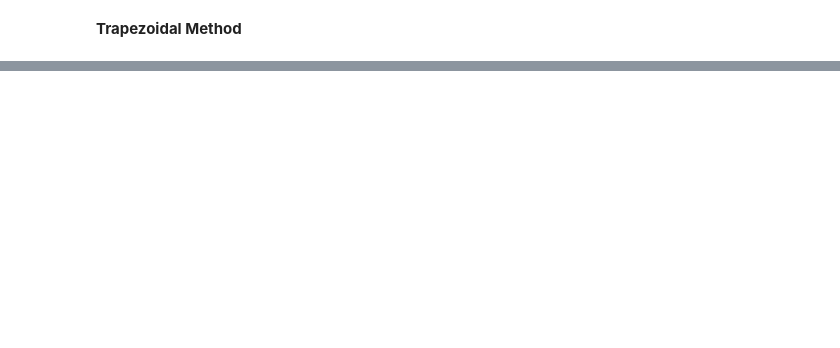
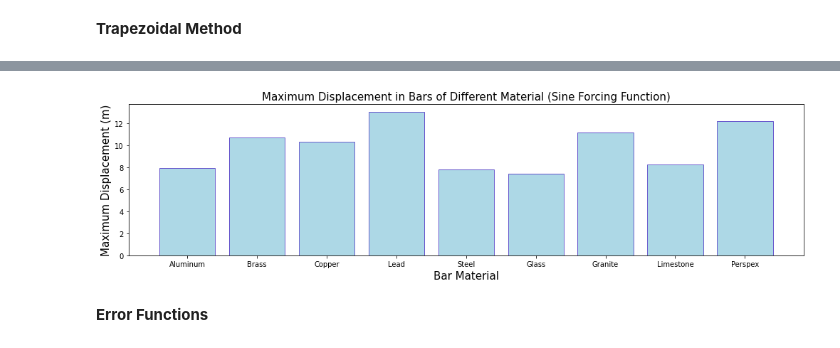
Before and after one commit to minwin0630/ae370-group-project-2, a Jupyter notebook: Project 2 Group.ipynb, the cells around one changed output, grey strips where cells are left out. Cells and saved outputs as stored; diff of their text form; code cells hidden in the pictures; blank space fills up the shorter version.

```diff
--- a/Project 2 Group.ipynb
+++ b/Project 2 Group.ipynb
@@ -147,0 +473,30 @@ def trapIVP(E, rho, dt, n):
+# %%
+umax1 = np.max(U3) # Aluminum Alloy
+umax2 = np.max(trapIVP(95, 8300, dt, n)[0]) # Brass
+umax3 = np.max(trapIVP(114, 8500, dt, n)[0]) # Copper
+umax4 = np.max(trapIVP(17.5, 11300, dt, n)[0]) # Lead
+umax5 = np.max(trapIVP(210, 7800, dt, n)[0]) # Steel
+umax6 = np.max(trapIVP(55, 1870, dt, n)[0]) # Glass
+umax7 = np.max(trapIVP(26, 2700, dt, n)[0]) # Granite
+umax8 = np.max(trapIVP(63, 2600, dt, n)[0]) # Limestone
+umax9 = np.max(trapIVP(2.5, 490, dt, n)[0]) # Perspex
+
+umax11 = np.max(U1) # Aluminum Alloy
+umax22 = np.max(trapIVP0(95, 8300, dt, n)[0]) # Brass
+umax33 = np.max(trapIVP0(114, 8500, dt, n)[0]) # Copper
+umax44 = np.max(trapIVP0(17.5, 11300, dt, n)[0]) # Lead
+umax55 = np.max(trapIVP0(210, 7800, dt, n)[0]) # Steel
+umax66 = np.max(trapIVP0(55, 1870, dt, n)[0]) # Glass
+umax77 = np.max(trapIVP0(26, 2700, dt, n)[0]) # Granite
+umax88 = np.max(trapIVP0(63, 2600, dt, n)[0]) # Limestone
+umax99 = np.max(trapIVP0(2.5, 490, dt, n)[0]) # Perspex
+
+umax111 = np.max(U4) # Aluminum Alloy
+umax222 = np.max(trapIVPc(95, 8300, dt, n)[0]) # Brass
+umax333 = np.max(trapIVPc(114, 8500, dt, n)[0]) # Copper
+umax444 = np.max(trapIVPc(17.5, 11300, dt, n)[0]) # Lead
+umax555 = np.max(trapIVPc(210, 7800, dt, n)[0]) # Steel
+umax666 = np.max(trapIVPc(55, 1870, dt, n)[0]) # Glass
+umax777 = np.max(trapIVPc(26, 2700, dt, n)[0]) # Granite
+umax888 = np.max(trapIVPc(63, 2600, dt, n)[0]) # Limestone
+umax999 = np.max(trapIVPc(2.5, 490, dt, n)[0]) # Perspex
@@ -147,0 +515,17 @@ def trapIVP(E, rho, dt, n):
+# %%
+Max_disp_data = [umax1, umax2, umax3, umax4, umax5, umax6, umax7, umax8, umax9]
+Material_data = ['Aluminum', 'Brass', 'Copper', 'Lead', 'Steel', 'Glass', 'Granite', 'Limestone', 'Perspex']
+
+fig = plt.figure(figsize=(14, 4), tight_layout=True)
+ax1 = fig.add_subplot(111)
+ax1.bar(Material_data, Max_disp_data, color='lightblue', edgecolor='slateblue')
+ax1.set_xlabel('Bar Material', size=15)
+ax1.set_ylabel('Maximum Displacement (m)', size=15)
+ax1.set_xscale('linear')
+ax1.set_yscale('linear')
+ax1.set_xticks(np.arange(9), Material_data)
+ax1.set_title('Maximum Displacement in Bars of Different Material (Sine Forcing Function)', size=15);
+# %% [output]
+[figure, added]
+# %% [markdown]
+**Error Functions**
```
Also changed, not shown: parts of 30 cells of this notebook.
